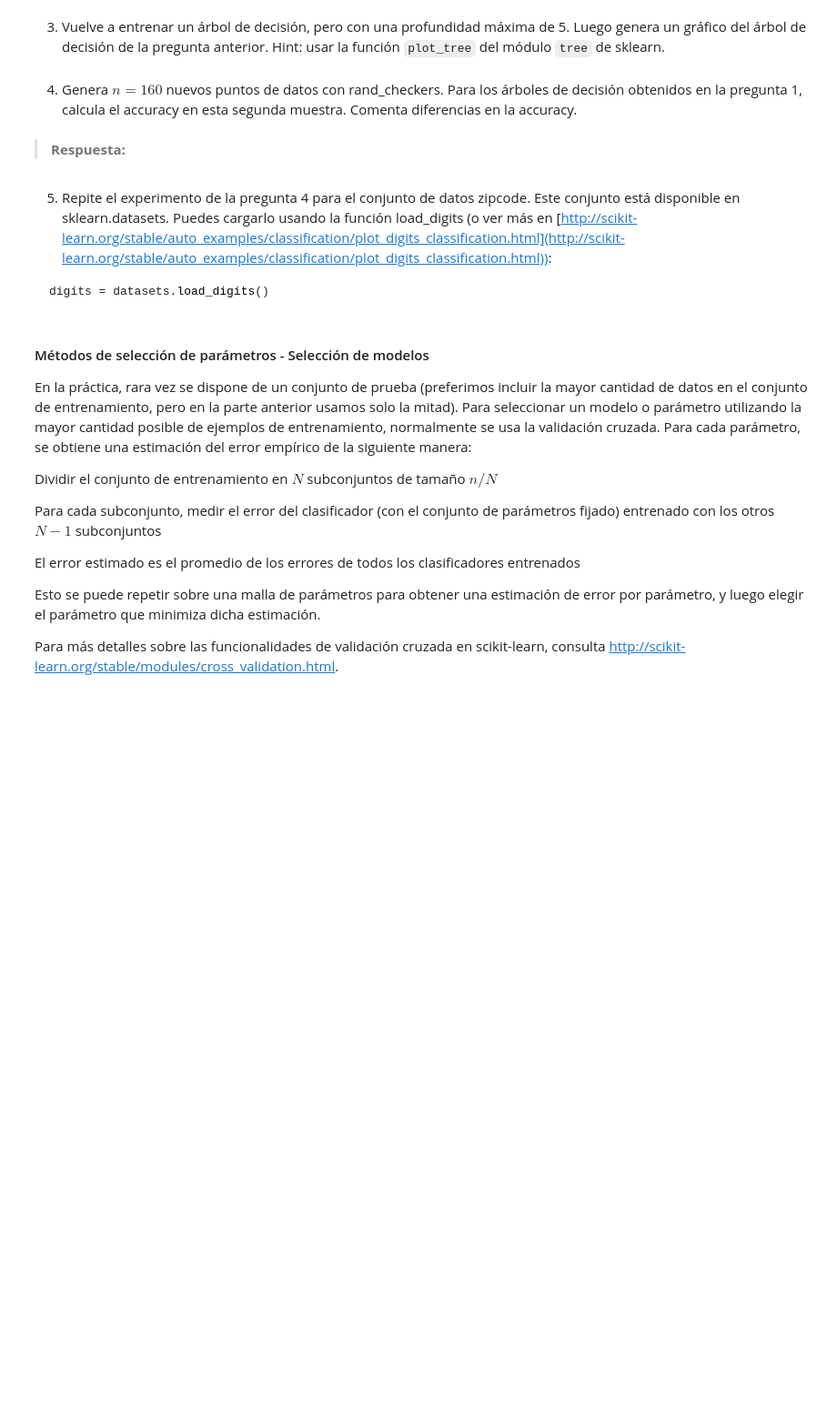
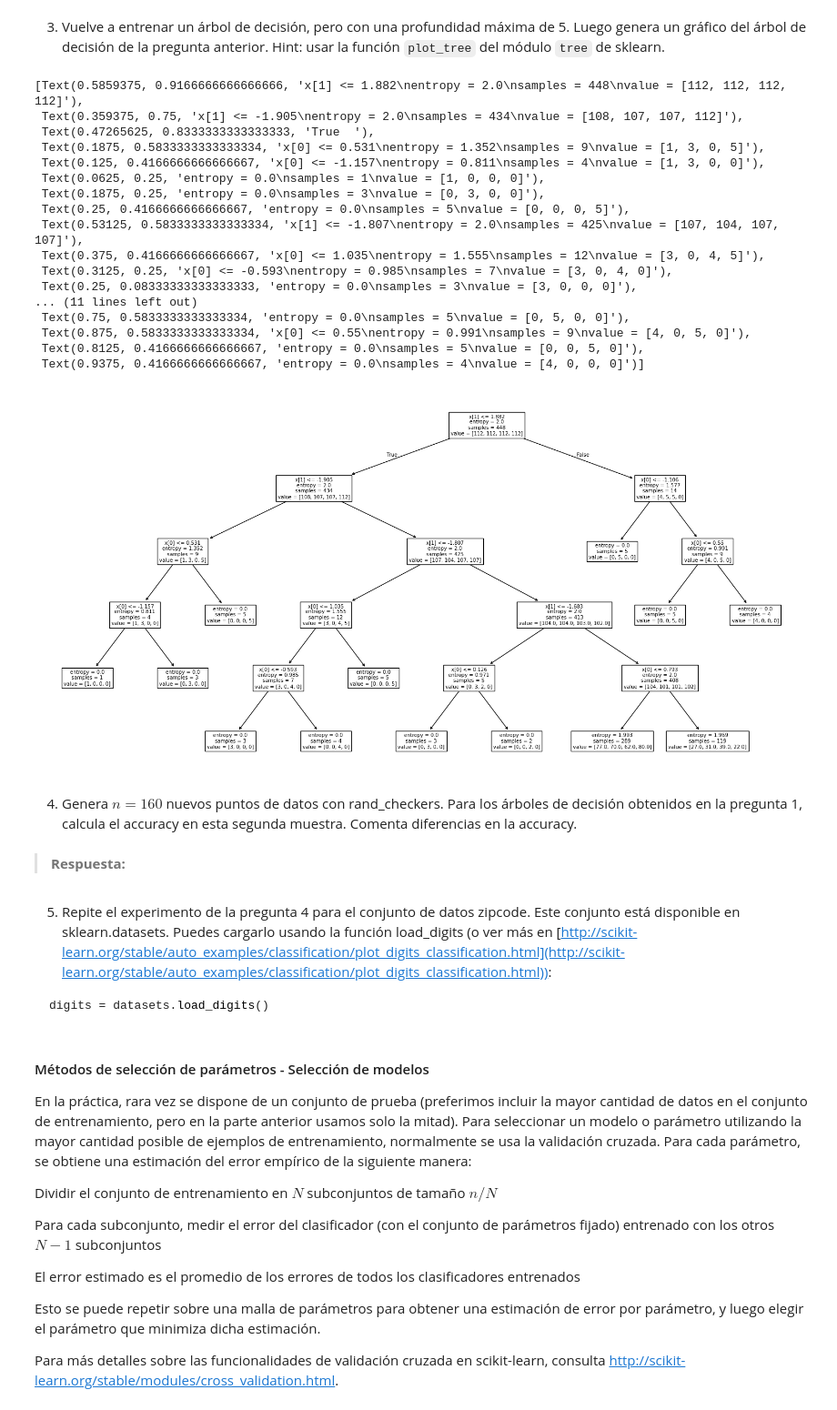
Before and after one commit to nicoArriagadaj/Lab6, a Jupyter notebook: Laboratorio_6.ipynb, the cells around one changed output. Shown: that part at 91% size. Drawn from its saved outputs; the diff is of its cells as text; code cells hidden in the pictures; blank space fills up the shorter version.

```diff
--- a/Laboratorio_6.ipynb
+++ b/Laboratorio_6.ipynb
@@ -135,11 +137,32 @@ plot_2d(X,Y)
 # %%
 from sklearn.tree import plot_tree
 
-# TODO: Entrenar árbol de decisión
-# ...
-# TODO: Generar el gráfico
+five_dt = DecisionTreeClassifier(max_depth=5, criterion='entropy')
+five_dt.fit(X,Y)
+accuracy = five_dt.score(X, Y)
+f = lambda X: five_dt.predict(X)
+
 plt.figure(figsize=(20,10))
-# ...
+plot_tree(five_dt)
+# %% [output]
+[Text(0.5859375, 0.9166666666666666, 'x[1] <= 1.882\nentropy = 2.0\nsamples = 448\nvalue = [112, 112, 112, 112]'),
+ Text(0.359375, 0.75, 'x[1] <= -1.905\nentropy = 2.0\nsamples = 434\nvalue = [108, 107, 107, 112]'),
+ Text(0.47265625, 0.8333333333333333, 'True  '),
+ Text(0.1875, 0.5833333333333334, 'x[0] <= 0.531\nentropy = 1.352\nsamples = 9\nvalue = [1, 3, 0, 5]'),
+ Text(0.125, 0.4166666666666667, 'x[0] <= -1.157\nentropy = 0.811\nsamples = 4\nvalue = [1, 3, 0, 0]'),
+ Text(0.0625, 0.25, 'entropy = 0.0\nsamples = 1\nvalue = [1, 0, 0, 0]'),
+ Text(0.1875, 0.25, 'entropy = 0.0\nsamples = 3\nvalue = [0, 3, 0, 0]'),
+ Text(0.25, 0.4166666666666667, 'entropy = 0.0\nsamples = 5\nvalue = [0, 0, 0, 5]'),
+ Text(0.53125, 0.5833333333333334, 'x[1] <= -1.807\nentropy = 2.0\nsamples = 425\nvalue = [107, 104, 107, 107]'),
+ Text(0.375, 0.4166666666666667, 'x[0] <= 1.035\nentropy = 1.555\nsamples = 12\nvalue = [3, 0, 4, 5]'),
+ Text(0.3125, 0.25, 'x[0] <= -0.593\nentropy = 0.985\nsamples = 7\nvalue = [3, 0, 4, 0]'),
+ Text(0.25, 0.08333333333333333, 'entropy = 0.0\nsamples = 3\nvalue = [3, 0, 0, 0]'),
+... (11 lines left out)
+ Text(0.75, 0.5833333333333334, 'entropy = 0.0\nsamples = 5\nvalue = [0, 5, 0, 0]'),
+ Text(0.875, 0.5833333333333334, 'x[0] <= 0.55\nentropy = 0.991\nsamples = 9\nvalue = [4, 0, 5, 0]'),
+ Text(0.8125, 0.4166666666666667, 'entropy = 0.0\nsamples = 5\nvalue = [0, 0, 5, 0]'),
+ Text(0.9375, 0.4166666666666667, 'entropy = 0.0\nsamples = 4\nvalue = [4, 0, 0, 0]')]
+[figure, added]
 # %% [markdown]
 4. Genera $n=160$ nuevos puntos de datos con rand_checkers. Para los árboles de decisión obtenidos en la pregunta 1, calcula el accuracy en esta segunda muestra. Comenta diferencias en la accuracy.
 # %%
```
Also changed, not shown: parts of 3 cells of this notebook.
